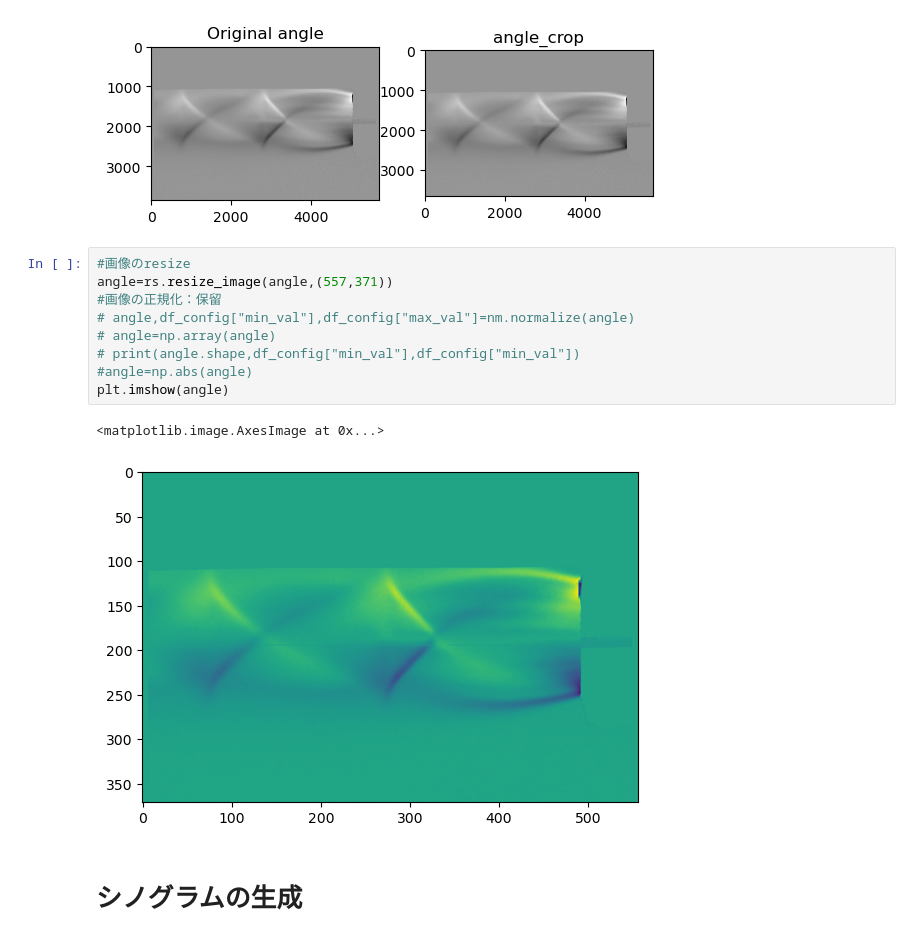
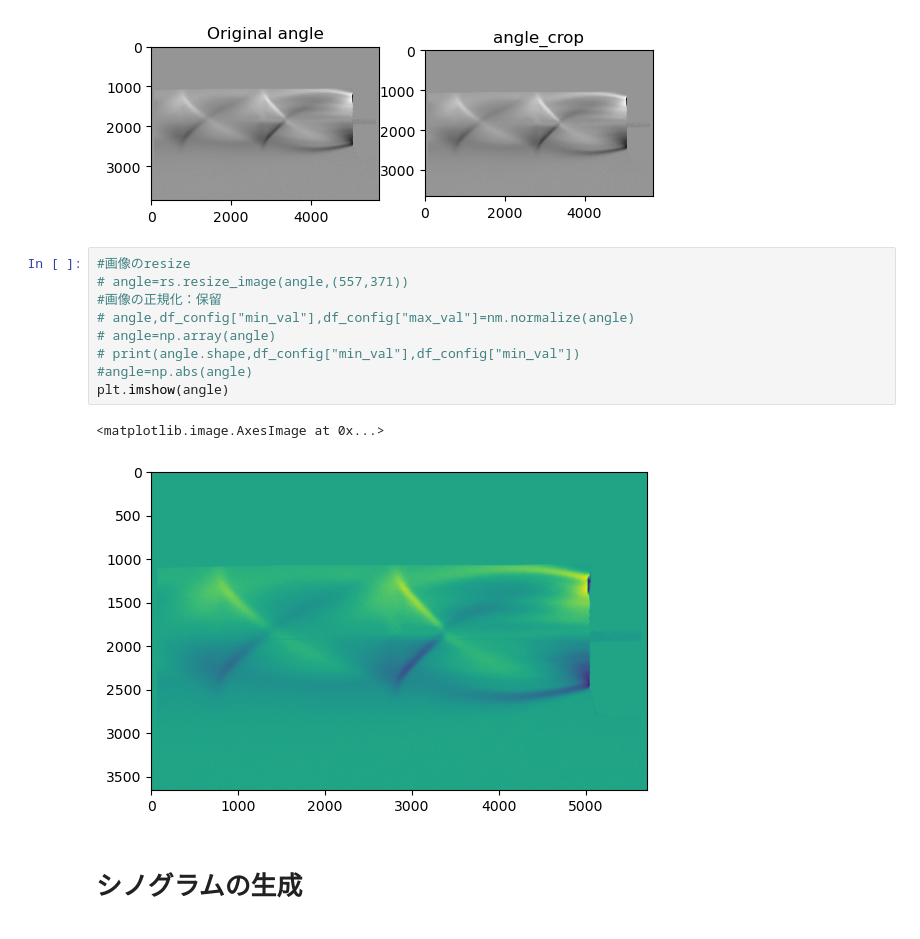
Before and after one commit to ogayuuki0202/iBOS_CUDA, a Jupyter notebook: sinogramgeneration.ipynb, the cells around one changed output. Cells and saved outputs as stored; diff of their text form.

```diff
--- a/sinogramgeneration.ipynb
+++ b/sinogramgeneration.ipynb
@@ -156,16 +156,16 @@ print(angle.shape)
 [figure]
 # %%
 #画像のresize
-angle=rs.resize_image(angle,(557,371))
+# angle=rs.resize_image(angle,(557,371))
 #画像の正規化：保留
 # angle,df_config["min_val"],df_config["max_val"]=nm.normalize(angle)
 # angle=np.array(angle)
 # print(angle.shape,df_config["min_val"],df_config["min_val"])
 #angle=np.abs(angle)
 plt.imshow(angle)
 # %% [output]
 <matplotlib.image.AxesImage at 0x...>
-[figure, old version]
+[figure, new version]
 # %% [markdown]
 # シノグラムの生成
 # %%
```
Also changed, not shown: parts of 1 cell of this notebook, 4 other files.
